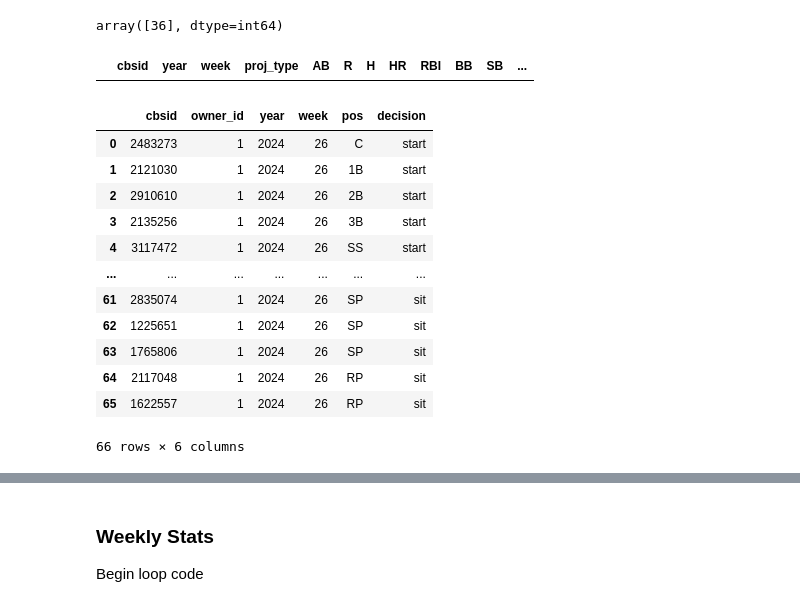
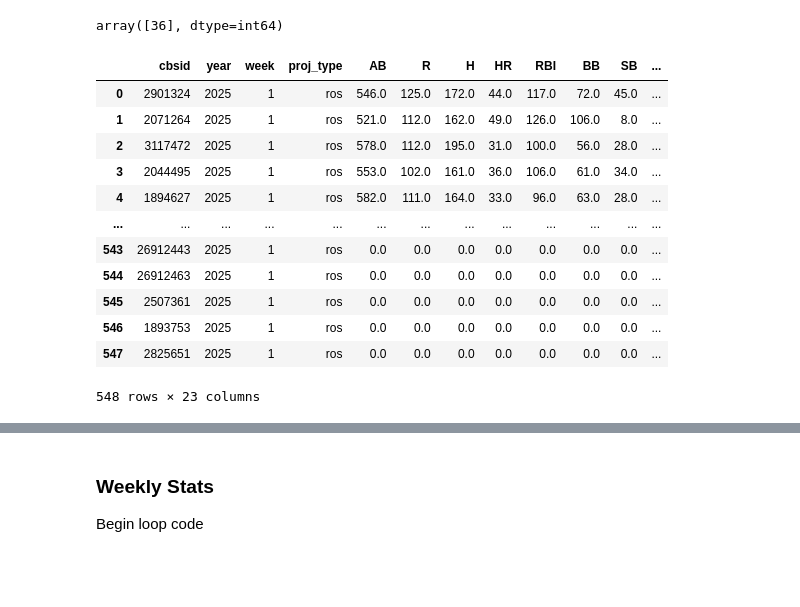
Before and after one commit to haueter19/xdl, a Jupyter notebook: CBS Scrape Stats by Period.ipynb, the cells around one changed output, grey strips where cells are left out. Drawn from its saved outputs; the diff is of its cells as text; code cells hidden in the pictures; blank space fills up the shorter version.

```diff
--- a/CBS Scrape Stats by Period.ipynb
+++ b/CBS Scrape Stats by Period.ipynb
@@ -875,22 +1054,18 @@ with engine.connect() as connection:
         #connection.execute(text("DELETE FROM roster WHERE year=2024"))
         #connection.execute(text("DELETE FROM eligibility WHERE year=2024 and week=17"))
 # %%
-pd.read_sql("SELECT * FROM projections WHERE week=21 and year=2024", engine)
+pd.read_sql("SELECT * FROM projections WHERE week=1 and year=2025 and proj_type='ros'", engine)
 # %% [output]
 |  | cbsid | year | week | proj_type | AB | R | H | HR | RBI | BB | SB | ... |
+| 0 | 2901324 | 2025 | 1 | ros | 546.0 | 125.0 | 172.0 | 44.0 | 117.0 | 72.0 | 45.0 | ... |
+| 1 | 2071264 | 2025 | 1 | ros | 521.0 | 112.0 | 162.0 | 49.0 | 126.0 | 106.0 | 8.0 | ... |
+| 2 | 3117472 | 2025 | 1 | ros | 578.0 | 112.0 | 195.0 | 31.0 | 100.0 | 56.0 | 28.0 | ... |
+| 3 | 2044495 | 2025 | 1 | ros | 553.0 | 102.0 | 161.0 | 36.0 | 106.0 | 61.0 | 34.0 | ... |
+| 4 | 1894627 | 2025 | 1 | ros | 582.0 | 111.0 | 164.0 | 33.0 | 96.0 | 63.0 | 28.0 | ... |
+| ... | ... | ... | ... | ... | ... | ... | ... | ... | ... | ... | ... | ... |
+| 543 | 26912443 | 2025 | 1 | ros | 0.0 | 0.0 | 0.0 | 0.0 | 0.0 | 0.0 | 0.0 | ... |
+| 544 | 26912463 | 2025 | 1 | ros | 0.0 | 0.0 | 0.0 | 0.0 | 0.0 | 0.0 | 0.0 | ... |
+| 545 | 2507361 | 2025 | 1 | ros | 0.0 | 0.0 | 0.0 | 0.0 | 0.0 | 0.0 | 0.0 | ... |
+| 546 | 1893753 | 2025 | 1 | ros | 0.0 | 0.0 | 0.0 | 0.0 | 0.0 | 0.0 | 0.0 | ... |
+| 547 | 2825651 | 2025 | 1 | ros | 0.0 | 0.0 | 0.0 | 0.0 | 0.0 | 0.0 | 0.0 | ... |
+548 rows × 23 columns
-# %%
-pd.read_sql("SELECT * FROM roster where owner_id=1 AND week>25 and year=2024", engine)
-# %% [output]
-|  | cbsid | owner_id | year | week | pos | decision |
-| 0 | 2483273 | 1 | 2024 | 26 | C | start |
-| 1 | 2121030 | 1 | 2024 | 26 | 1B | start |
-| 2 | 2910610 | 1 | 2024 | 26 | 2B | start |
-| 3 | 2135256 | 1 | 2024 | 26 | 3B | start |
-| 4 | 3117472 | 1 | 2024 | 26 | SS | start |
-| ... | ... | ... | ... | ... | ... | ... |
-| 61 | 2835074 | 1 | 2024 | 26 | SP | sit |
-| 62 | 1225651 | 1 | 2024 | 26 | SP | sit |
-| 63 | 1765806 | 1 | 2024 | 26 | SP | sit |
-| 64 | 2117048 | 1 | 2024 | 26 | RP | sit |
-| 65 | 1622557 | 1 | 2024 | 26 | RP | sit |
-66 rows × 6 columns
```
Also changed, not shown: parts of 94 cells of this notebook, 10 other files.
